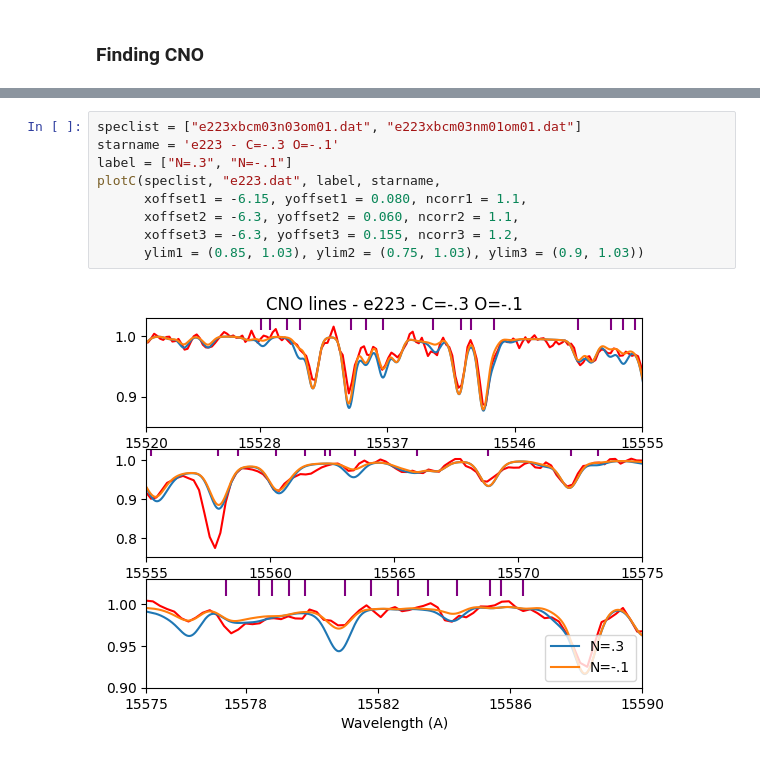
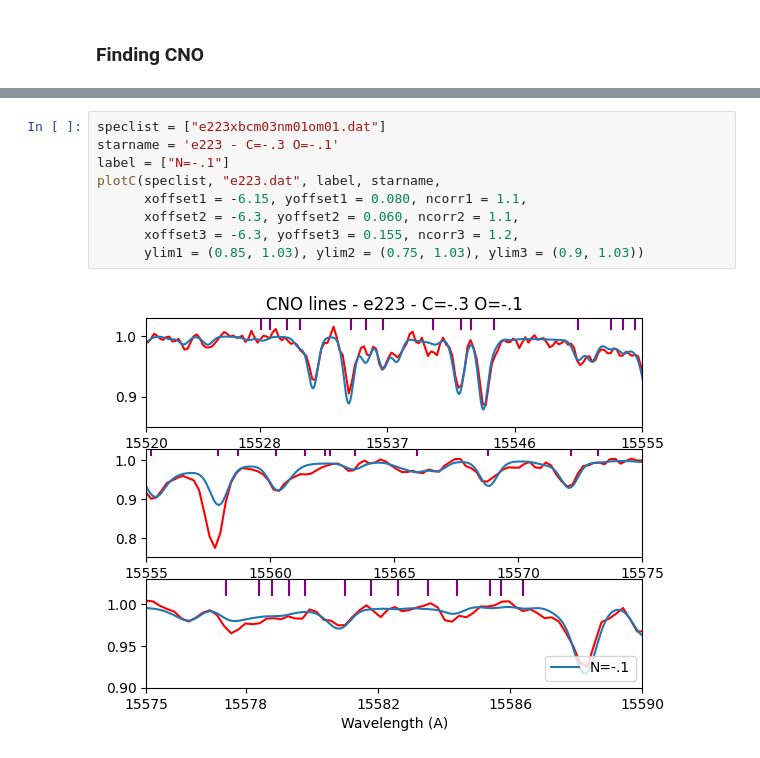
Before and after one commit to bornofthesea/synther, a Jupyter notebook: Plot/syntplot.ipynb, the cells around one changed output, grey strips where cells are left out. Cells and saved outputs as stored; diff of their text form.

```diff
--- a/Plot/syntplot.ipynb
+++ b/Plot/syntplot.ipynb
@@ -633,11 +557,11 @@ plotC(speclist, "e223.dat", label, starname,
 # %%
-speclist = ["e223xbcm03n03om01.dat", "e223xbcm03nm01om01.dat"]
+speclist = ["e223xbcm03nm01om01.dat"]
 starname = 'e223 - C=-.3 O=-.1'
-label = ["N=.3", "N=-.1"]
+label = ["N=-.1"]
 plotC(speclist, "e223.dat", label, starname,
       xoffset1 = -6.15, yoffset1 = 0.080, ncorr1 = 1.1,
       xoffset2 = -6.3, yoffset2 = 0.060, ncorr2 = 1.1,
       xoffset3 = -6.3, yoffset3 = 0.155, ncorr3 = 1.2,
       ylim1 = (0.85, 1.03), ylim2 = (0.75, 1.03), ylim3 = (0.9, 1.03))
 # %% [output]
-[figure, old version]
+[figure, new version]
```
Also changed, not shown: parts of 12 cells of this notebook, 4 other files.
